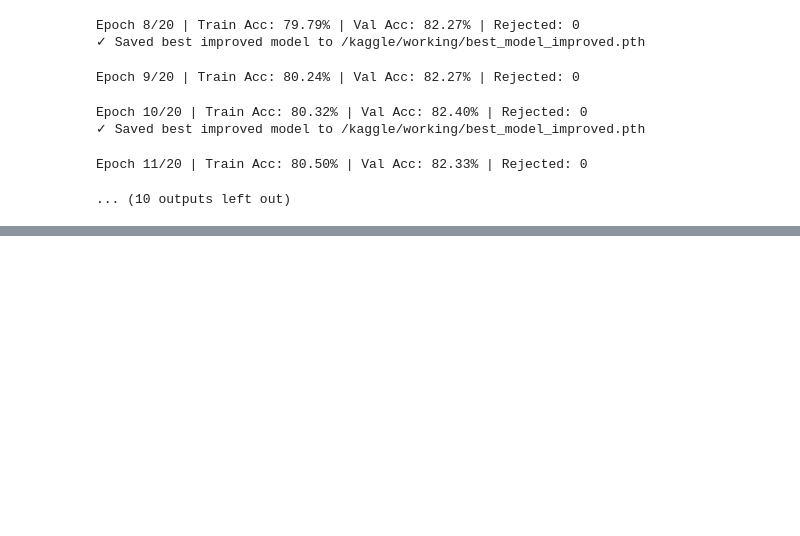
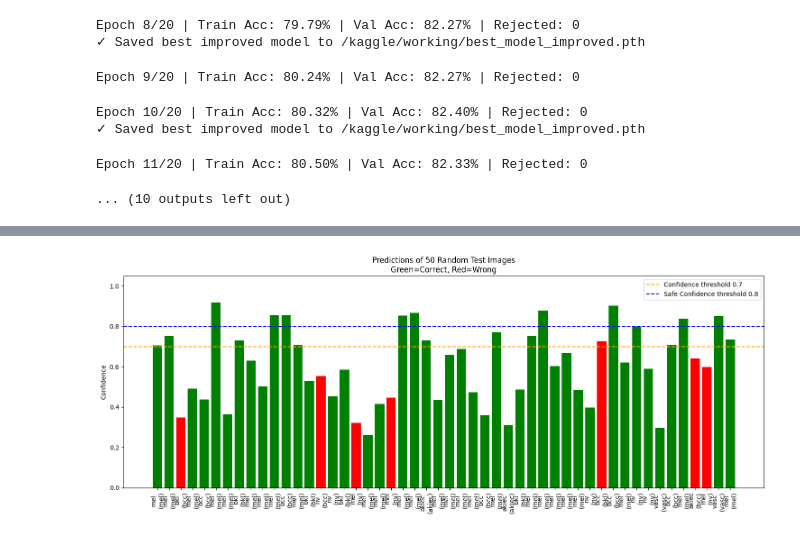
Before and after one commit to BlackMoon681/DeepLearnME, a Jupyter notebook: deeplearning.ipynb, the cells around one changed output, grey strips where cells are left out. Saved outputs shown, nothing was run; the diff lists cells and outputs as text; code cells hidden in the pictures; blank space fills up the shorter version.

Commit message:
Kaggle Notebook | Deeplearning | Version 10 enhaced

```diff
--- a/deeplearning.ipynb
+++ b/deeplearning.ipynb
@@ -2183,0 +2139,92 @@ size
+# %%
+import torch
+from torch.utils.data import DataLoader, Subset
+import random
+import timm
+from tqdm.auto import tqdm
+import matplotlib.pyplot as plt
+import numpy as np
+
+# ===============================
+# DEVICE
+# ===============================
+device = torch.device("cuda" if torch.cuda.is_available() else "cpu")
+print(f"Using device: {device}")
+
+# ===============================
+# RELOAD MODEL
+# ===============================
+num_classes = 7
+model = timm.create_model('efficientnet_b3', pretrained=False, num_classes=num_classes)
+model.load_state_dict(torch.load("/kaggle/working/best_model_new.pth", map_location=device))
+model.to(device)
+model.eval()
+print("✓ Model loaded!")
+
+# ===============================
+# TEST DATASET
+# ===============================
+# Ensure you have val_transform already defined
+test_dataset = HAM10000Dataset(test_df, transform=val_transform)
+
+# ===============================
+# PICK 50 RANDOM IMAGES
+# ===============================
+# Reset random seeds for reproducibility (optional)
+random.seed()  # leave empty for true randomness each run
+np.random.seed()
+torch.manual_seed(torch.initial_seed() % (2**32 - 1))
+
+indices = random.sample(range(len(test_dataset)), 50)
+subset = Subset(test_dataset, indices)
+loader = DataLoader(subset, batch_size=1, shuffle=True)  # shuffle for randomness in batch
+
+# ===============================
+# TESTING
+# ===============================
+results = []
+with torch.no_grad():
+    for i, (x, y) in enumerate(tqdm(loader, total=len(loader))):
+        x, y = x.to(device), y.to(device)
+        out = model(x)
+        probs = torch.softmax(out, dim=1)
+        conf, pred = probs.max(1)
+        results.append({
+            "idx": i+1,
+            "true": int(y.item()),
+            "pred": int(pred.item()),
+            "confidence": float(conf.item())
+        })
+
+# ===============================
+# LABEL MAPPING
+# ===============================
+label_map = {0:"akiec", 1:"bcc", 2:"bkl", 3:"df", 4:"mel", 5:"nv", 6:"vasc"}
+
+# Print text results
+for r in results:
+    print(f"{r['idx']:02d}. True: {label_map[r['true']]}, Pred: {label_map[r['pred']]}, Confidence: {r['confidence']*100:.2f}%")
+
+# ===============================
+# PLOTTING
+# ===============================
+indices = [r['idx'] for r in results]
+confidences = [r['confidence'] for r in results]
+true_labels = [label_map[r['true']] for r in results]
+pred_labels = [label_map[r['pred']] for r in results]
+
+# Set colors: green if correct, red if wrong
+colors = ['green' if t == p else 'red' for t, p in zip(true_labels, pred_labels)]
+
+plt.figure(figsize=(15,6))
+plt.bar(indices, confidences, color=colors)
+plt.axhline(0.7, color='orange', linestyle='--', label='Confidence threshold 0.7')
+plt.axhline(0.8, color='blue', linestyle='--', label='Safe Confidence threshold 0.8')
+plt.xticks(indices, [f"{t}\n({p})" for t, p in zip(true_labels, pred_labels)], rotation=90)
+plt.ylim(0, 1.05)
+plt.ylabel("Confidence")
+plt.title("Predictions of 50 Random Test Images\nGreen=Correct, Red=Wrong")
+plt.legend()
+plt.tight_layout()
+plt.show()
+# %% [output]
@@ -2183,0 +2250 @@ size
+[figure, added]
```
Also changed, not shown: parts of 6 cells of this notebook.
